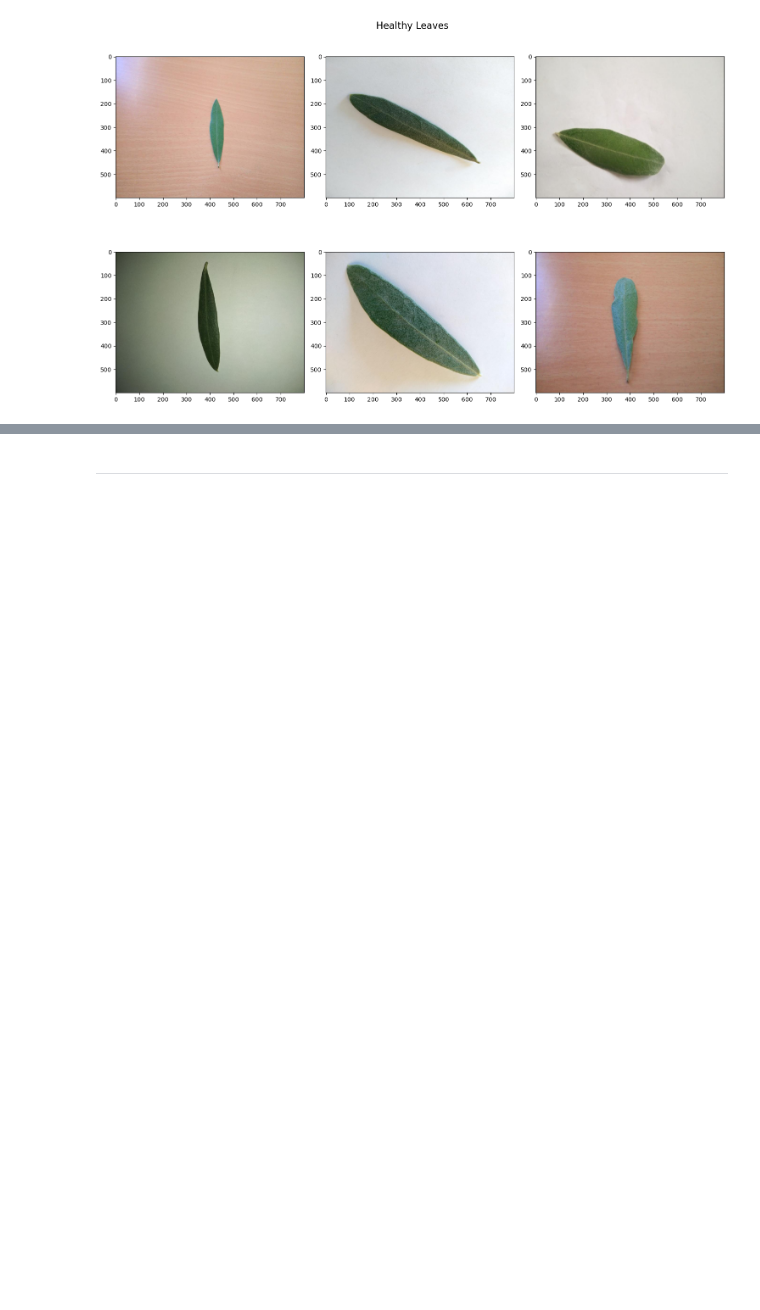
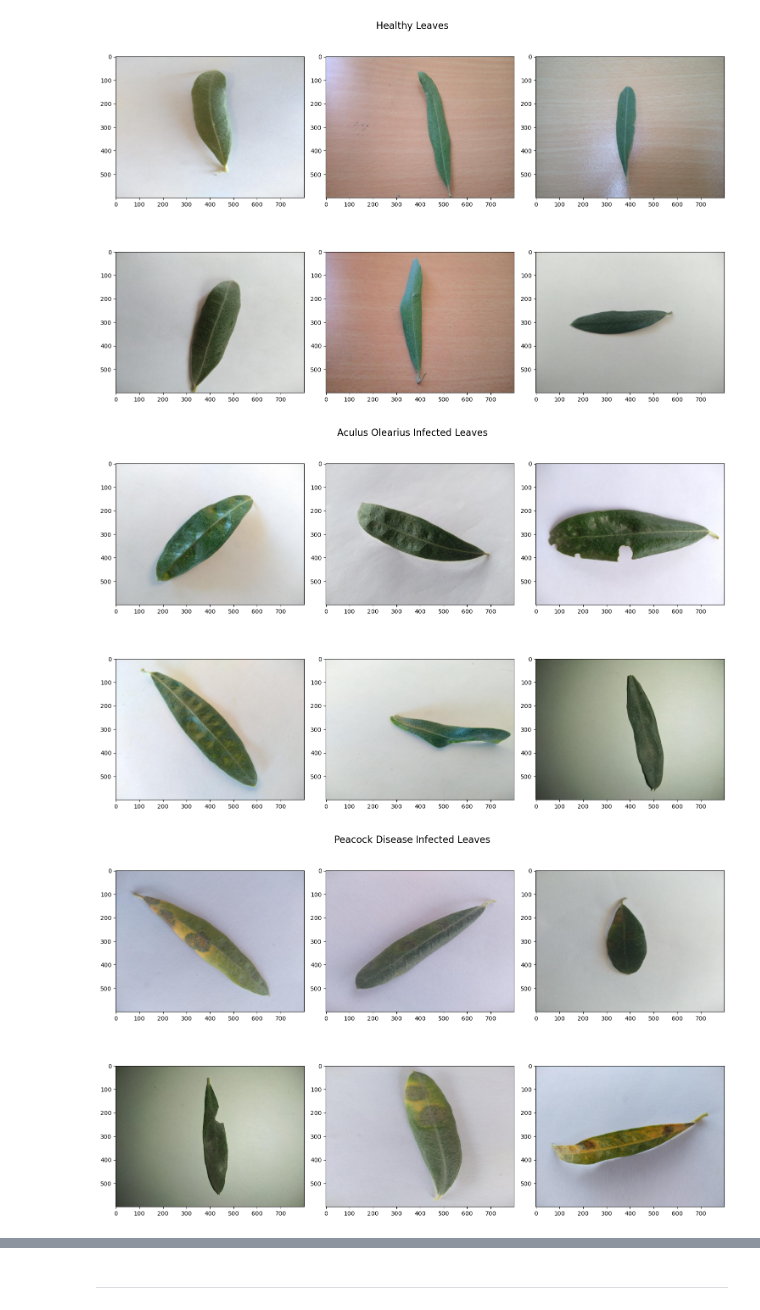
Before and after one commit to raghadkibrahim/Olive-Tree-Disease-Detection, a Jupyter notebook: Olive.ipynb, the cells around one changed output, grey strips where cells are left out. Drawn from its saved outputs; the diff is of its cells as text; code cells hidden in the pictures; blank space fills up the shorter version.

```diff
--- a/Olive.ipynb
+++ b/Olive.ipynb
@@ -44,25 +80,78 @@ peacock_disease_data = os.listdir(dir + 'peacock_disease/')
 # %%
-# Select 6 random images from your directory
+#####################################
+######### HEALTHY #########
+
+# Select 6 random images from directory
 healthy_sample = np.random.choice(healthy_data, 6, replace=False)
 
 # Set up a subplot grid that is 2x3
 fig, axs = plt.subplots(2, 3, figsize=(15, 10))
 
 for i, ax in enumerate(axs.flatten()):
     if i < len(healthy_sample):
+
         # Read the image
         img_path = os.path.join(dir, 'healthy', healthy_sample[i])
         image = Image.open(img_path)
         num = np.asarray(image)
 
+        # Plot the image
+        ax.imshow(image)
+
+
+plt.tight_layout()
+fig.suptitle("Healthy Leaves", fontsize=16)  # Set title for the entire figure
+plt.show()
+
+#####################################
+
+######### ACULUS OLEARIUS #########
+
+# Select 6 random images from your directory
+aculus_olearius_sample = np.random.choice(aculus_olearius_data, 6, replace=False)
+
+# Set up a subplot grid that is 2x3
+fig, axs = plt.subplots(2, 3, figsize=(15, 10))
+
+for i, ax in enumerate(axs.flatten()):
+    if i < len(aculus_olearius_sample):
+
+        # Read the image
+        img_path = os.path.join(dir, 'aculus_olearius', aculus_olearius_sample[i])
+        image = Image.open(img_path)
+        num = np.asarray(image)
 
         # Plot the image
         ax.imshow(image)
 
 plt.tight_layout()
-fig.suptitle("Healthy Leaves", fontsize=16)  # Set title for the entire figure
+fig.suptitle("Aculus Olearius Infected Leaves", fontsize=16)  # Set title for the entire figure
+plt.show()
 
-#plt.title("Healthy Leaves")
+#####################################
+
+######### PEACOCK DISEASE #########
+
+# Select 6 random images from your directory
+peacock_disease_sample = np.random.choice(peacock_disease_data, 6, replace=False)
+
+# Set up a subplot grid that is 2x3
+fig, axs = plt.subplots(2, 3, figsize=(15, 10))
+
+for i, ax in enumerate(axs.flatten()):
+    if i < len(peacock_disease_sample):
+        # Read the image
+        img_path = os.path.join(dir, 'peacock_disease', peacock_disease_sample[i])
+        image = Image.open(img_path)
+        num = np.asarray(image)
+
+        # Plot the image
+        ax.imshow(image)
+
+plt.tight_layout()
+fig.suptitle("Peacock Disease Infected Leaves", fontsize=16)  # Set title for the entire figure
 plt.show()
 # %% [output]
-[figure, old version]
+[figure, new version]
+[figure, added]
+[figure, added]
```
Also changed, not shown: parts of 41 cells of this notebook.
